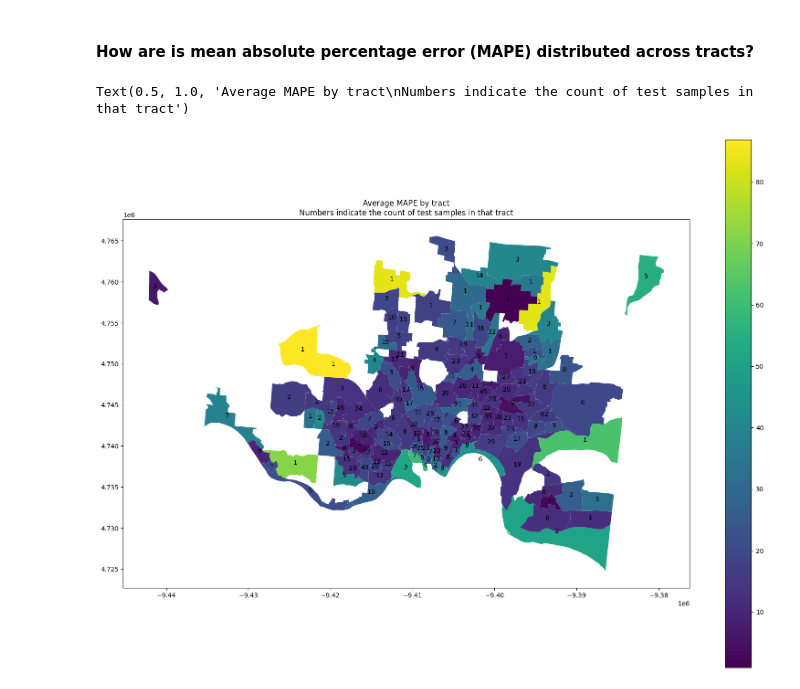
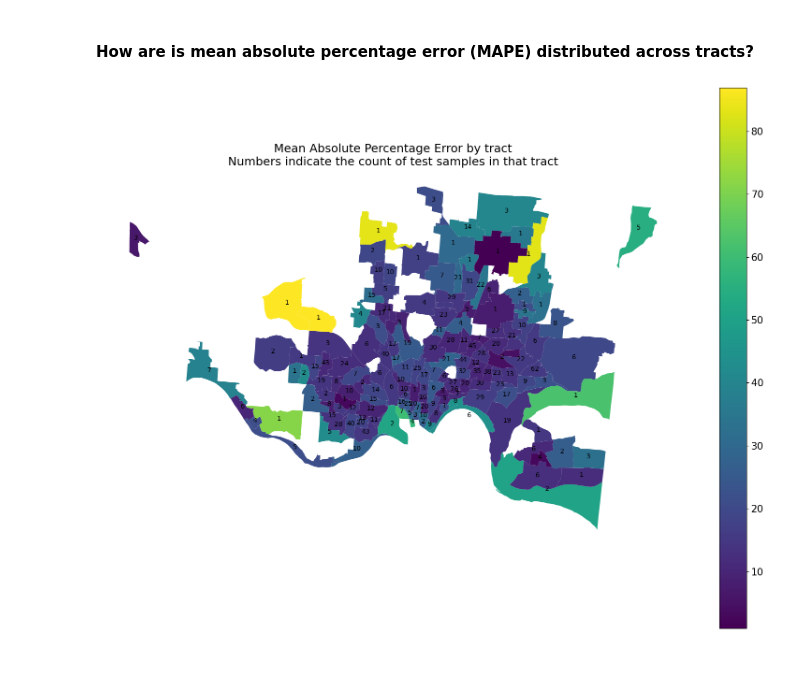
Before and after one commit to JunTaoLuo/ErukaExp, a Jupyter notebook: bias_analysis.ipynb, the cells around one changed output. Cells and saved outputs as stored; diff of their text form; code cells hidden in the pictures; blank space fills up the shorter version.

```diff
--- a/bias_analysis.ipynb
+++ b/bias_analysis.ipynb
@@ -161,6 +210,24 @@ plt.rcParams["figure.figsize"]=20,15
 tracts_hamilton.plot(column='abs_perc_error', legend=True)
 tracts_hamilton.apply(lambda x: plt.annotate(text=x['parcelid'], xy=x.geometry.centroid.coords[0], ha='center'), axis=1)
 plt.title('Average MAPE by tract\nNumbers indicate the count of test samples in that tract')
+ax.spines['top'].set_color('none')
+ax.spines['bottom'].set_color('none')
+ax.spines['left'].set_color('none')
+ax.spines['right'].set_color('none')
+ax.tick_params(axis='both', which='both', length=0)
-# %% [output]
-Text(0.5, 1.0, 'Average MAPE by tract\nNumbers indicate the count of test samples in that tract')
-[figure, removed]
+# %%
+plt.rcParams["figure.figsize"]=20,15
+plt.rcParams.update({'font.size': 15})
+fig, ax = plt.subplots()
+tracts_hamilton.plot(column='abs_perc_error', legend=True, ax=ax)
+tracts_hamilton.apply(lambda x: ax.annotate(text=x['parcelid'], xy=x.geometry.centroid.coords[0], ha='center', fontsize=10), axis=1)
+ax.set_title('Mean Absolute Percentage Error by tract\nNumbers indicate the count of test samples in that tract')
+ax.spines['top'].set_color('none')
+ax.spines['bottom'].set_color('none')
+ax.spines['left'].set_color('none')
+ax.spines['right'].set_color('none')
+ax.set_xticks([])
+ax.set_yticks([])
+plt.show()
+# %% [output]
+[figure, added]
```
Also changed, not shown: parts of 7 cells of this notebook, 2 other files.
